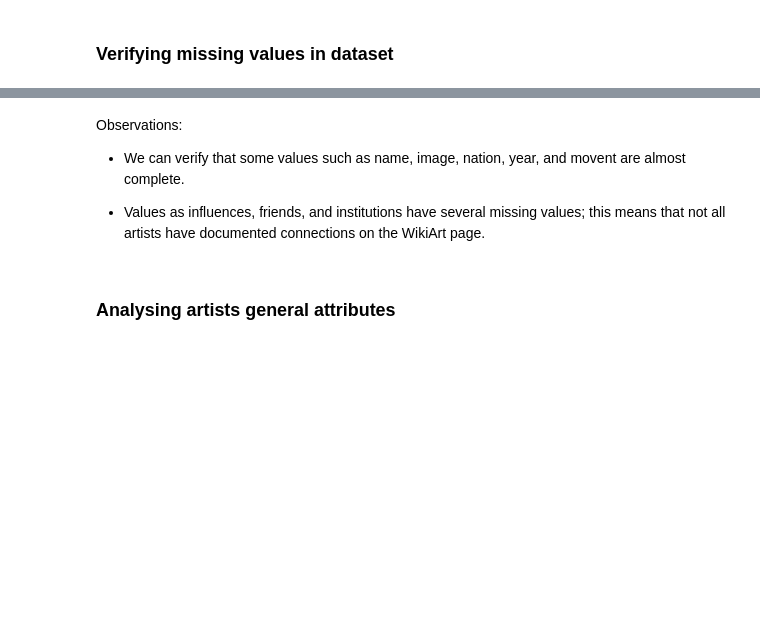
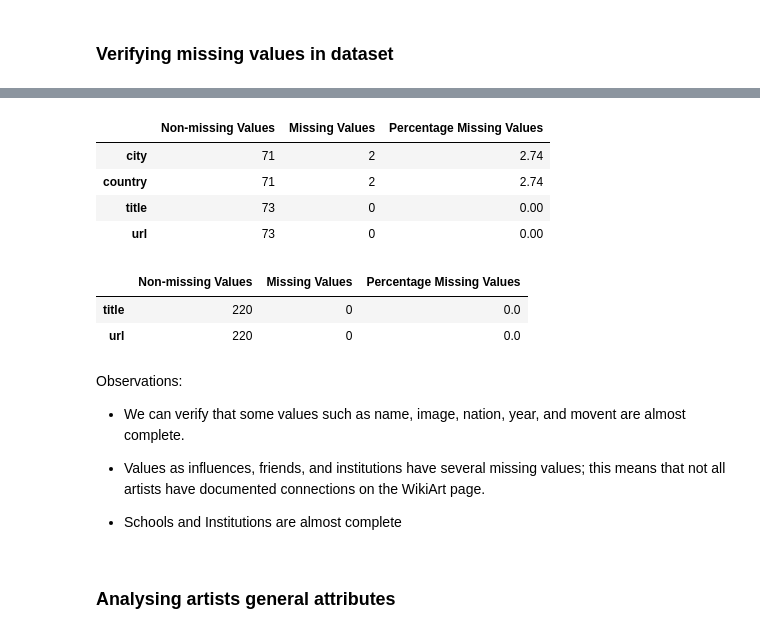
Before and after one commit to mariamaOlive/wikiart_network_analysis, a Jupyter notebook: miniproject_3.ipynb, the cells around one changed output, grey strips where cells are left out. Saved outputs shown, nothing was run; the diff lists cells and outputs as text; code cells hidden in the pictures; blank space fills up the shorter version.

```diff
--- a/miniproject_3.ipynb
+++ b/miniproject_3.ipynb
@@ -104,10 +125,11 @@ tranform_list(columns_relationships)
 # %% [markdown]
 ### Verifying missing values in dataset
 # %%
-percentage = round(100*(df.isnull().sum())/len(df), 2)
-number_null = df.isnull().sum()
-number_not_null = df.notnull().sum()
-df_missing = pd.concat([number_not_null, number_null,percentage], axis=1)
-columns = {0 : 'Non-missing Values', 1 : 'Missing Values', 2 : 'Percentage  Missing Values'}
-df_missing = df_missing.rename(columns=columns)
-df_missing
+def verify_missing_df(df):
+    percentage = round(100*(df.isnull().sum())/len(df), 2)
+    number_null = df.isnull().sum()
+    number_not_null = df.notnull().sum()
+    df_missing = pd.concat([number_not_null, number_null,percentage], axis=1)
+    columns = {0 : 'Non-missing Values', 1 : 'Missing Values', 2 : 'Percentage  Missing Values'}
+    df_missing = df_missing.rename(columns=columns)
+    return df_missing
@@ -130,8 +154,24 @@ df_missing
+# %%
+verify_missing_df(df_institutions)
+# %% [output]
+|  | Non-missing Values | Missing Values | Percentage Missing Values |
+| city | 71 | 2 | 2.74 |
+| country | 71 | 2 | 2.74 |
+| title | 73 | 0 | 0.00 |
+| url | 73 | 0 | 0.00 |
+# %%
+verify_missing_df(df_schools)
+# %% [output]
+|  | Non-missing Values | Missing Values | Percentage Missing Values |
+| title | 220 | 0 | 0.0 |
+| url | 220 | 0 | 0.0 |
 # %% [markdown]
 Observations:
 - We can verify that some values such as name, image, nation, year, and movent are almost complete.
 
 - Values as influences, friends, and institutions have several missing values; this means that not all artists have documented connections on the WikiArt page.
+
+- Schools and Institutions are almost complete
 # %% [markdown]
 ### Analysing artists general attributes
 # %% [markdown]
```
Also changed, not shown: parts of 54 cells of this notebook, 8 other files.
